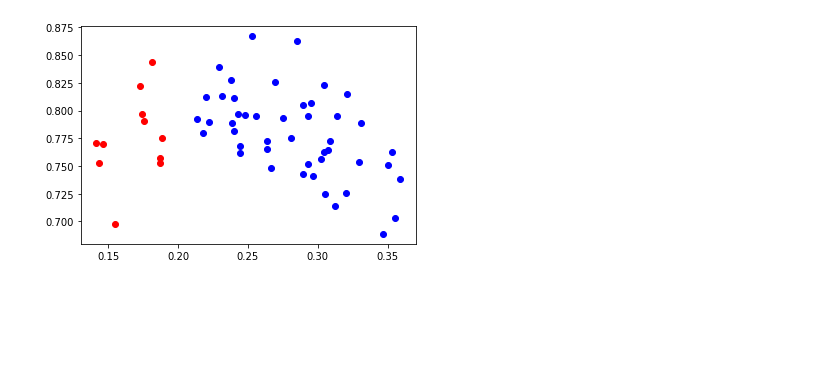
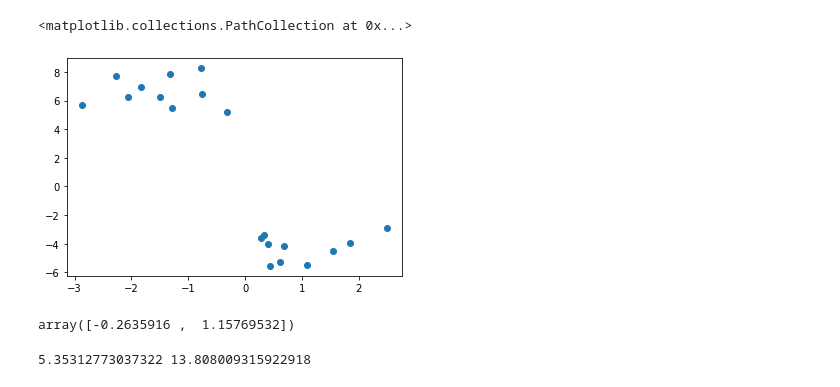
Before and after one commit to kayla-lixinyi/Summer-Project-Advanced-and-Interpretable-Unsupervised-Learning, a Jupyter notebook: WSPD.ipynb, the cells around one changed output. Drawn from its saved outputs; the diff is of its cells as text; code cells hidden in the pictures; blank space fills up the shorter version.

```diff
--- a/WSPD.ipynb
+++ b/WSPD.ipynb
@@ -402,6 +0,0 @@ plt.show()
-# %%
-plt.scatter(wspd_pairs[0][0].dataset[:,0], wspd_pairs[0][0].dataset[:,1], c='blue');
-plt.scatter(wspd_pairs[0][1].dataset[:,0], wspd_pairs[0][1].dataset[:,1], c='red');
-plt.show()
-# %% [output]
-[figure, removed]
@@ -407,0 +8,6 @@ plt.show()
+# %%
+X, y = make_blobs(n_samples=20, centers=2, n_features=2,random_state=100)
+plt.scatter(X[:,0], X[:,1])
+# %% [output]
+<matplotlib.collections.PathCollection at 0x...>
+[figure, added]
@@ -407,0 +20,11 @@ plt.show()
+# %%
+center = find_center(X)
+center
+# %% [output]
+array([-0.2635916 ,  1.15769532])
+# %%
+wid = max_distance(X[:,0])
+hgt = max_distance(X[:,1])
+print(wid, hgt)
+# %% [output]
+5.35312773037322 13.808009315922918
```
Also changed, not shown: parts of 38 cells of this notebook.
